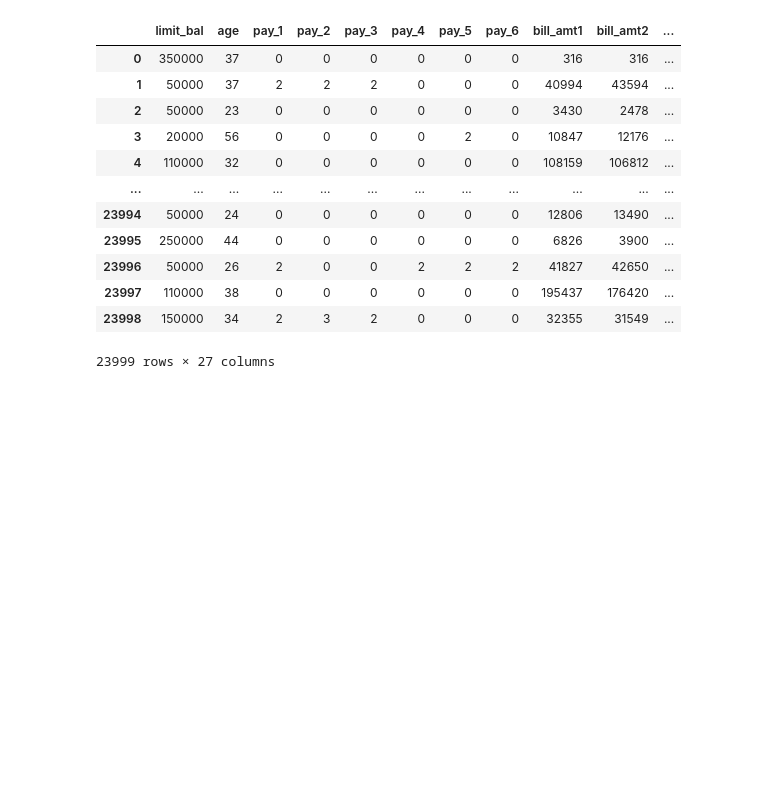
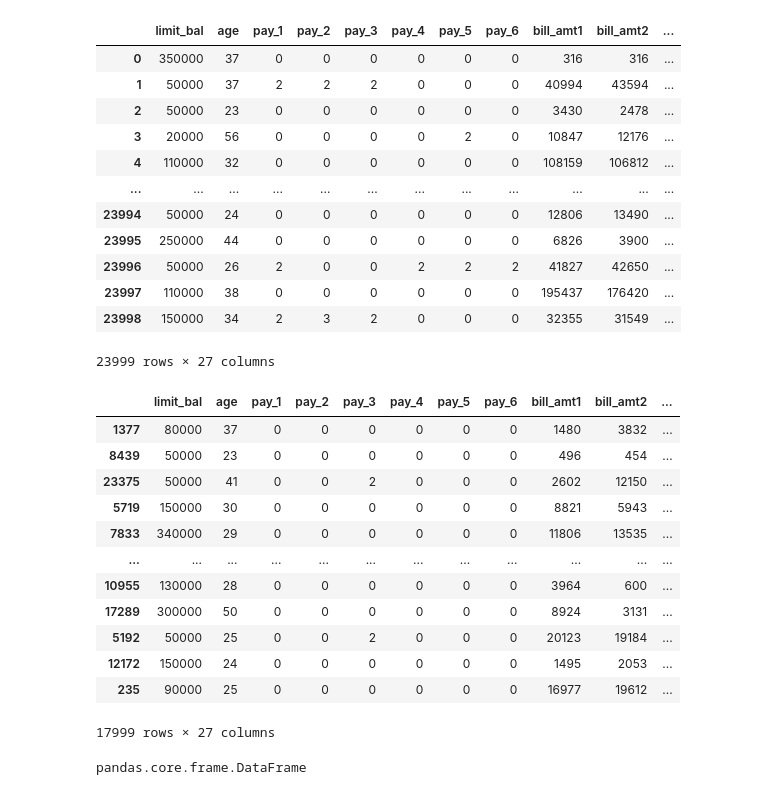
Before and after one commit to jsherpa/ExploringDataSets, a Jupyter notebook: PracticeNotebook.ipynb, the cells around one changed output. Drawn from its saved outputs; the diff is of its cells as text; code cells hidden in the pictures; blank space fills up the shorter version.

```diff
--- a/PracticeNotebook.ipynb
+++ b/PracticeNotebook.ipynb
@@ -166,3 +166,25 @@ X
 | 23997 | 110000 | 38 | 0 | 0 | 0 | 0 | 0 | 0 | 195437 | 176420 | ... |
 | 23998 | 150000 | 34 | 2 | 3 | 2 | 0 | 0 | 0 | 32355 | 31549 | ... |
 23999 rows × 27 columns
+# %%
+X_train, X_test, y_train, y_test = train_test_split(X, y, random_state=1)
+# %%
+X_train
+# %% [output]
+|  | limit_bal | age | pay_1 | pay_2 | pay_3 | pay_4 | pay_5 | pay_6 | bill_amt1 | bill_amt2 | ... |
+| 1377 | 80000 | 37 | 0 | 0 | 0 | 0 | 0 | 0 | 1480 | 3832 | ... |
+| 8439 | 50000 | 23 | 0 | 0 | 0 | 0 | 0 | 0 | 496 | 454 | ... |
+| 23375 | 50000 | 41 | 0 | 0 | 2 | 0 | 0 | 0 | 2602 | 12150 | ... |
+| 5719 | 150000 | 30 | 0 | 0 | 0 | 0 | 0 | 0 | 8821 | 5943 | ... |
+| 7833 | 340000 | 29 | 0 | 0 | 0 | 0 | 0 | 0 | 11806 | 13535 | ... |
+| ... | ... | ... | ... | ... | ... | ... | ... | ... | ... | ... | ... |
+| 10955 | 130000 | 28 | 0 | 0 | 0 | 0 | 0 | 0 | 3964 | 600 | ... |
+| 17289 | 300000 | 50 | 0 | 0 | 0 | 0 | 0 | 0 | 8924 | 3131 | ... |
+| 5192 | 50000 | 25 | 0 | 0 | 2 | 0 | 0 | 0 | 20123 | 19184 | ... |
+| 12172 | 150000 | 24 | 0 | 0 | 0 | 0 | 0 | 0 | 1495 | 2053 | ... |
+| 235 | 90000 | 25 | 0 | 0 | 0 | 0 | 0 | 0 | 16977 | 19612 | ... |
+17999 rows × 27 columns
+# %%
+type(X_train)
+# %% [output]
+pandas.core.frame.DataFrame
```
